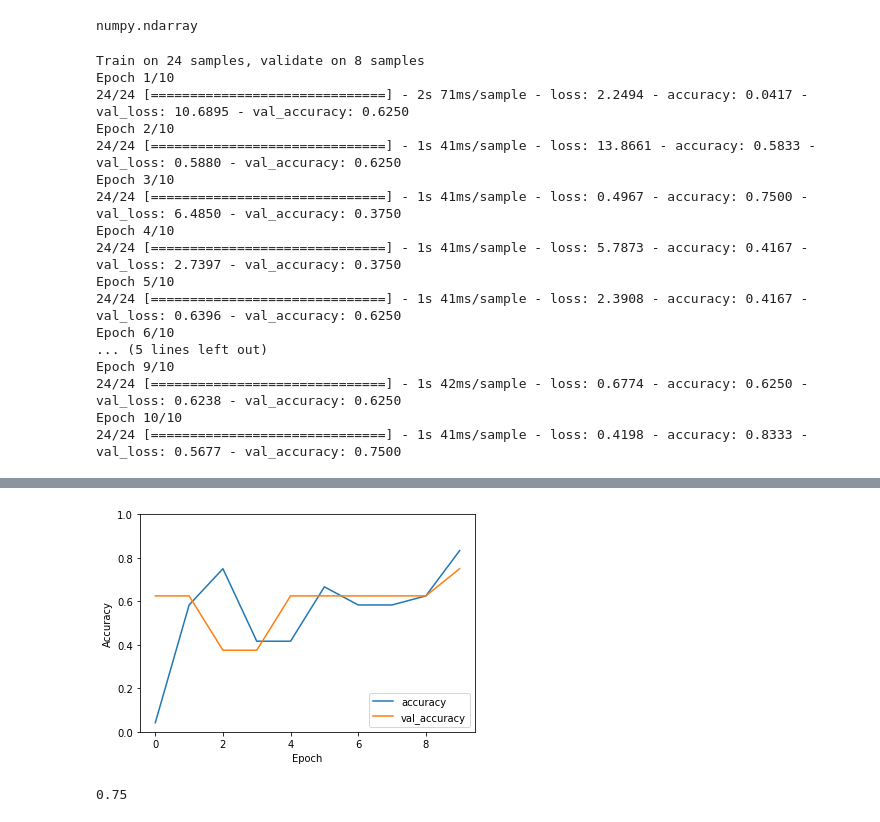
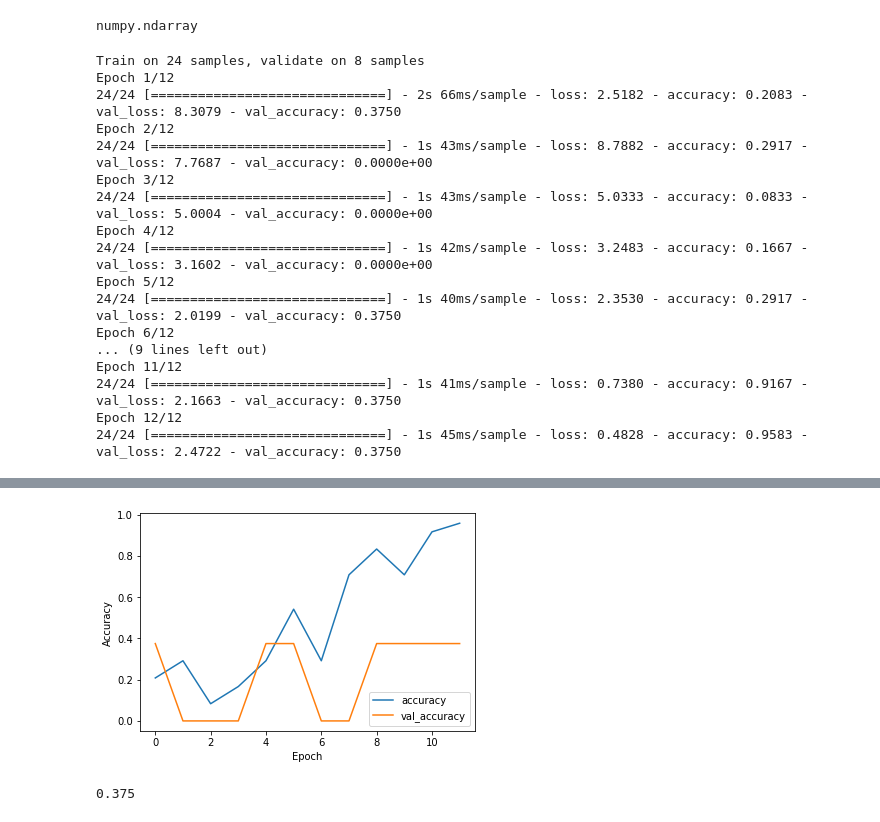
Before and after one commit to ivenwicht2/TER, a Jupyter notebook: modèle.ipynb, the cells around one changed output, grey strips where cells are left out. Cells and saved outputs as stored; diff of their text form; code cells hidden in the pictures.

```diff
--- a/modèle.ipynb
+++ b/modèle.ipynb
@@ -66,7 +67,7 @@ model.add(layers.MaxPooling2D((2, 2)))
 model.add(layers.Conv2D(64, (3, 3), activation='relu'))
 model.add(layers.Flatten())
 model.add(layers.Dense(64, activation='relu'))
-model.add(layers.Dense(10, activation='softmax'))
+model.add(layers.Dense(13, activation='softmax'))
 # %%
 type(testY)
 # %% [output]
@@ -76,32 +77,31 @@ model.compile(optimizer='adam',
               loss='sparse_categorical_crossentropy',
               metrics=['accuracy'])
 
-history = model.fit(trainX, trainY, epochs=10,
+history = model.fit(trainX, trainY, epochs=12,
                     validation_data=(testX, testY))
 # %% [output]
 Train on 24 samples, validate on 8 samples
-Epoch 1/10
-24/24 [==============================] - 2s 71ms/sample - loss: 2.2494 - accuracy: 0.0417 - val_loss: 10.6895 - val_accuracy: 0.6250
-Epoch 2/10
-24/24 [==============================] - 1s 41ms/sample - loss: 13.8661 - accuracy: 0.5833 - val_loss: 0.5880 - val_accuracy: 0.6250
-Epoch 3/10
-24/24 [==============================] - 1s 41ms/sample - loss: 0.4967 - accuracy: 0.7500 - val_loss: 6.4850 - val_accuracy: 0.3750
-Epoch 4/10
-24/24 [==============================] - 1s 41ms/sample - loss: 5.7873 - accuracy: 0.4167 - val_loss: 2.7397 - val_accuracy: 0.3750
-Epoch 5/10
-24/24 [==============================] - 1s 41ms/sample - loss: 2.3908 - accuracy: 0.4167 - val_loss: 0.6396 - val_accuracy: 0.6250
-Epoch 6/10
-... (5 lines left out)
-Epoch 9/10
-24/24 [==============================] - 1s 42ms/sample - loss: 0.6774 - accuracy: 0.6250 - val_loss: 0.6238 - val_accuracy: 0.6250
-Epoch 10/10
-24/24 [==============================] - 1s 41ms/sample - loss: 0.4198 - accuracy: 0.8333 - val_loss: 0.5677 - val_accuracy: 0.7500
+Epoch 1/12
+24/24 [==============================] - 2s 66ms/sample - loss: 2.5182 - accuracy: 0.2083 - val_loss: 8.3079 - val_accuracy: 0.3750
+Epoch 2/12
+24/24 [==============================] - 1s 43ms/sample - loss: 8.7882 - accuracy: 0.2917 - val_loss: 7.7687 - val_accuracy: 0.0000e+00
+Epoch 3/12
+24/24 [==============================] - 1s 43ms/sample - loss: 5.0333 - accuracy: 0.0833 - val_loss: 5.0004 - val_accuracy: 0.0000e+00
+Epoch 4/12
+24/24 [==============================] - 1s 42ms/sample - loss: 3.2483 - accuracy: 0.1667 - val_loss: 3.1602 - val_accuracy: 0.0000e+00
+Epoch 5/12
+24/24 [==============================] - 1s 40ms/sample - loss: 2.3530 - accuracy: 0.2917 - val_loss: 2.0199 - val_accuracy: 0.3750
+Epoch 6/12
+... (9 lines left out)
+Epoch 11/12
+24/24 [==============================] - 1s 41ms/sample - loss: 0.7380 - accuracy: 0.9167 - val_loss: 2.1663 - val_accuracy: 0.3750
+Epoch 12/12
+24/24 [==============================] - 1s 45ms/sample - loss: 0.4828 - accuracy: 0.9583 - val_loss: 2.4722 - val_accuracy: 0.3750
 # %%
 plt.plot(history.history['accuracy'], label='accuracy')
 plt.plot(history.history['val_accuracy'], label = 'val_accuracy')
 plt.xlabel('Epoch')
 plt.ylabel('Accuracy')
-plt.ylim([0, 1])
 plt.legend(loc='lower right')
 
 test_loss, test_acc = model.evaluate(testX,  testY, verbose=2)
@@ -110,5 +110,5 @@ test_loss, test_acc = model.evaluate(testX,  testY, verbose=2)
-[figure, old version]
+[figure, new version]
 # %%
 print(test_acc)
 # %% [output]
-0.75
+0.375
```
Also changed, not shown: parts of 5 cells of this notebook.
